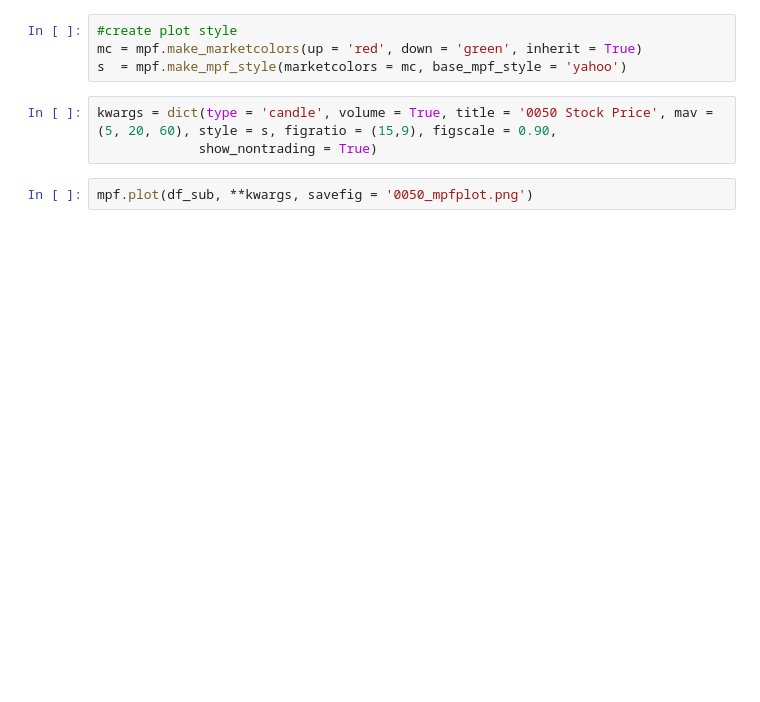
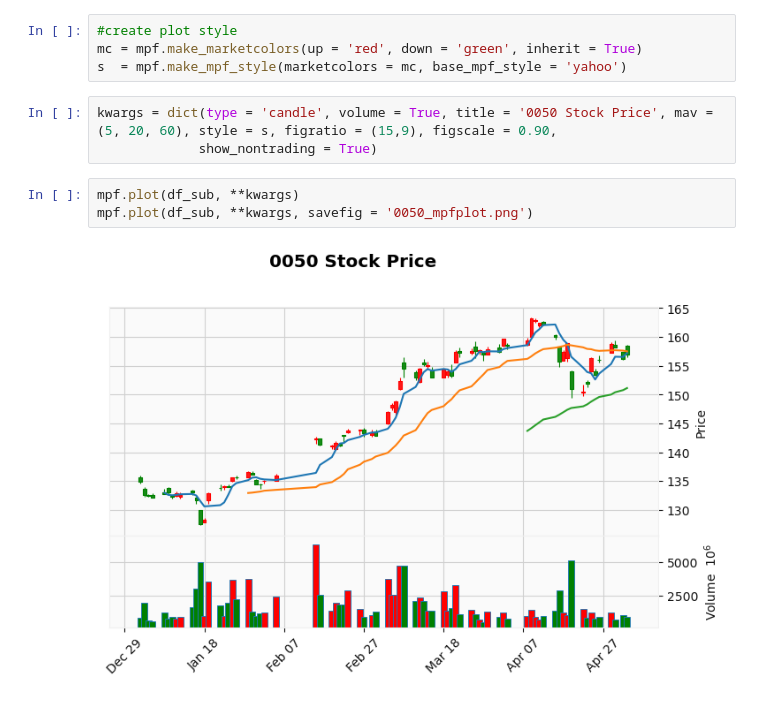
Before and after one commit to Frankie1021/ooschool, a Jupyter notebook: ooschool_project.ipynb, the cells around one changed output. Saved outputs shown, nothing was run; the diff lists cells and outputs as text; blank space fills up the shorter version.

```diff
--- a/ooschool_project.ipynb
+++ b/ooschool_project.ipynb
@@ -108,4 +108,7 @@ s  = mpf.make_mpf_style(marketcolors = mc, base_mpf_style = 'yahoo')
 kwargs = dict(type = 'candle', volume = True, title = '0050 Stock Price', mav = (5, 20, 60), style = s, figratio = (15,9), figscale = 0.90,
              show_nontrading = True)
 # %%
+mpf.plot(df_sub, **kwargs)
 mpf.plot(df_sub, **kwargs, savefig = '0050_mpfplot.png')
+# %% [output]
+[figure, added]
```
Also changed, not shown: parts of 7 cells of this notebook.
